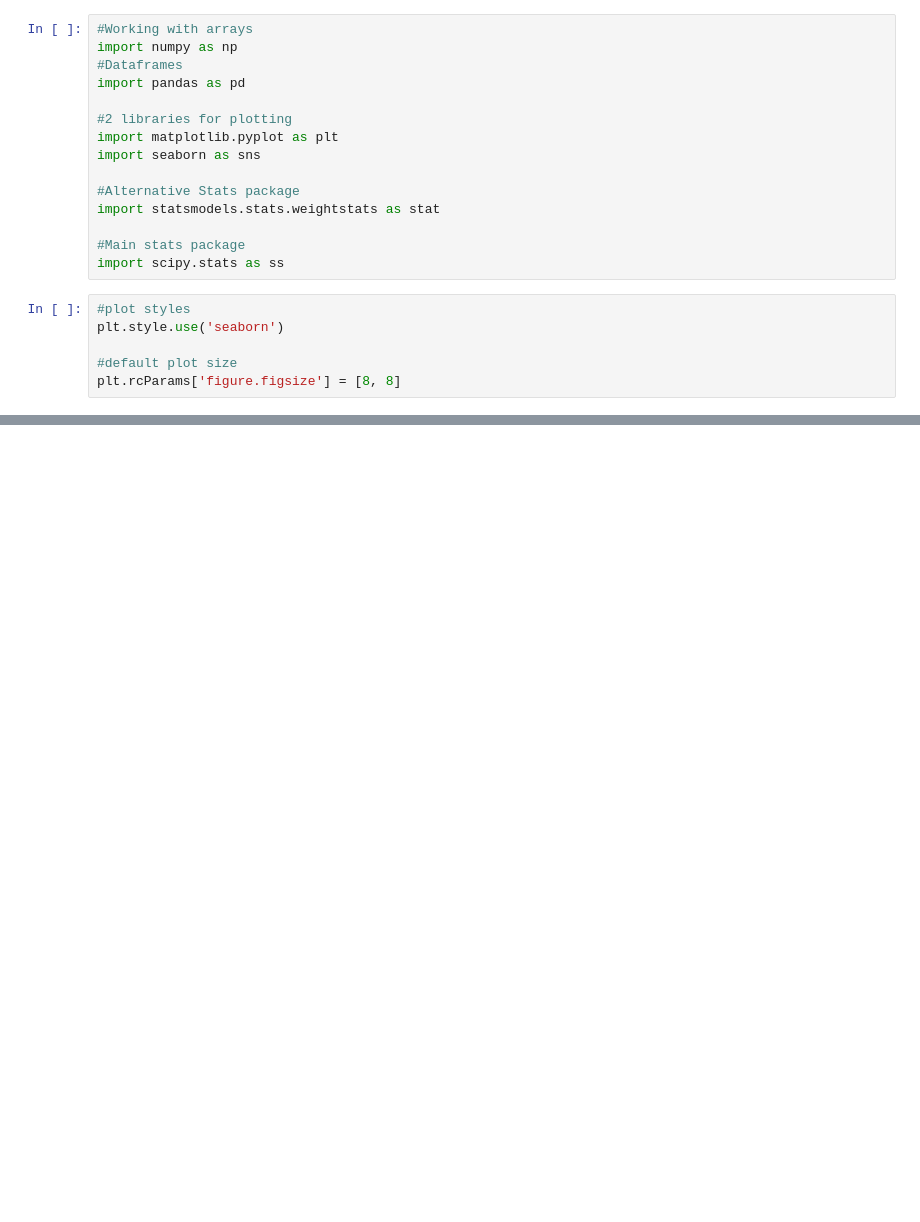
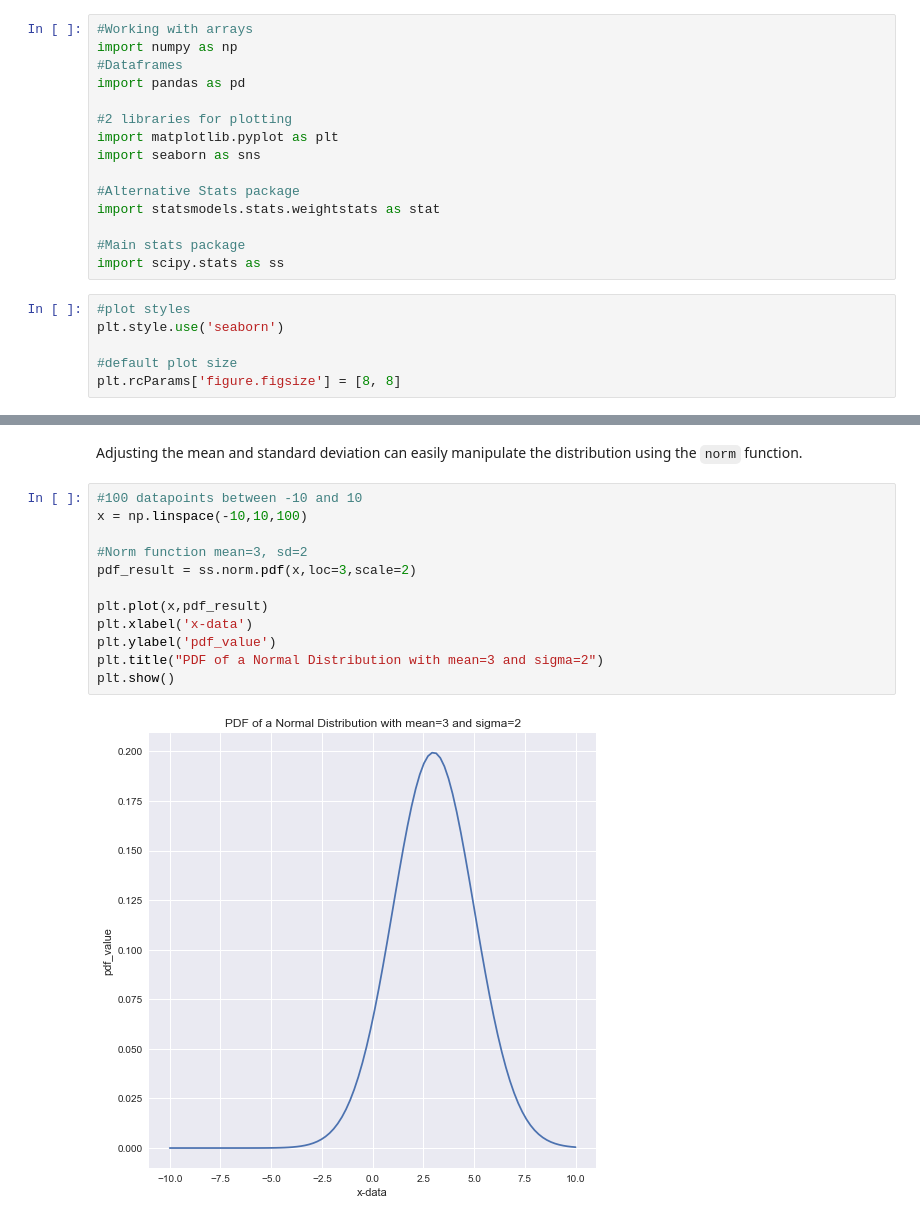
Before and after one commit to ShanePAustin/machine-learning-and-statistics, a Jupyter notebook: scipy-stats.ipynb, the cells around one changed output, grey strips where cells are left out. Saved outputs shown, nothing was run; the diff lists cells and outputs as text; blank space fills up the shorter version.

````diff
--- a/scipy-stats.ipynb
+++ b/scipy-stats.ipynb
@@ -105,0 +130,16 @@ plt.rcParams['figure.figsize'] = [8, 8]
+# %% [markdown]
+Adjusting the mean and standard deviation can easily manipulate the distribution using the ```norm``` function.
+# %%
+#100 datapoints between -10 and 10
+x = np.linspace(-10,10,100)
+
+#Norm function mean=3, sd=2
+pdf_result = ss.norm.pdf(x,loc=3,scale=2)
+
+plt.plot(x,pdf_result)
+plt.xlabel('x-data')
+plt.ylabel('pdf_value')
+plt.title("PDF of a Normal Distribution with mean=3 and sigma=2")
+plt.show()
+# %% [output]
+[figure, added]
````
Also changed, not shown: parts of 5 cells of this notebook.
